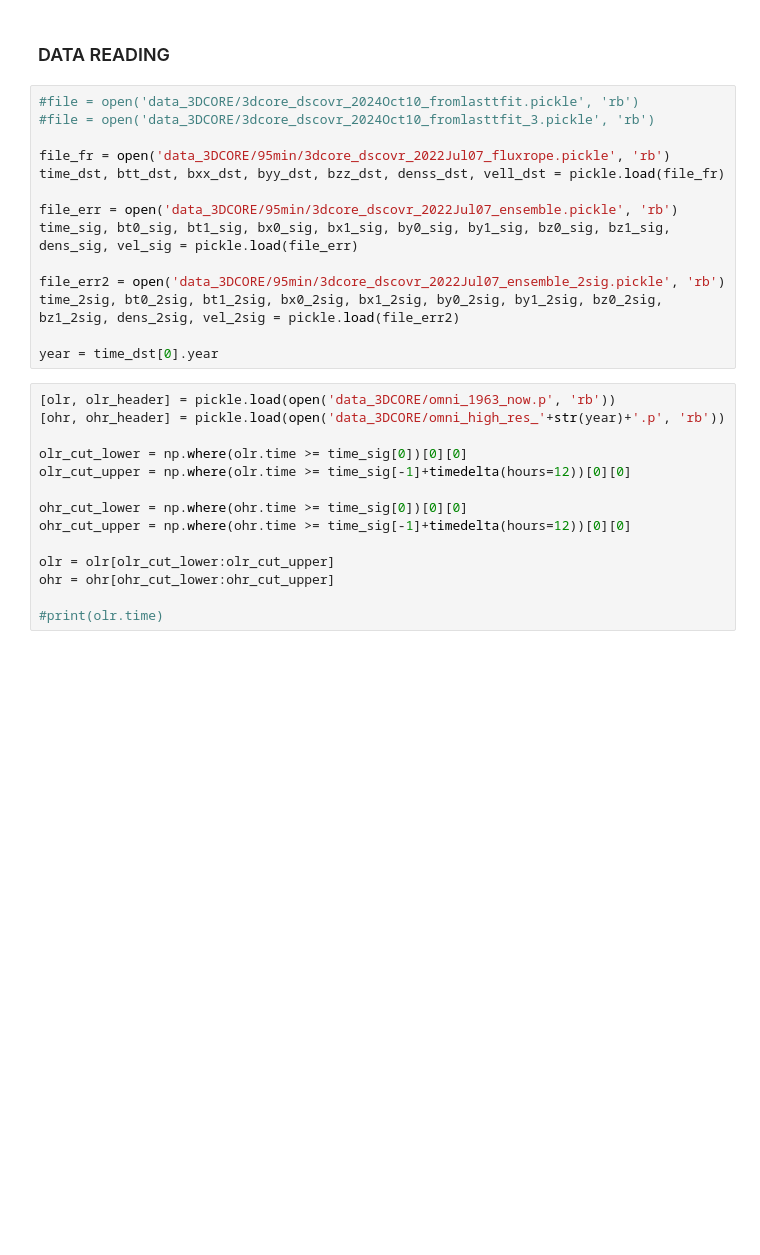
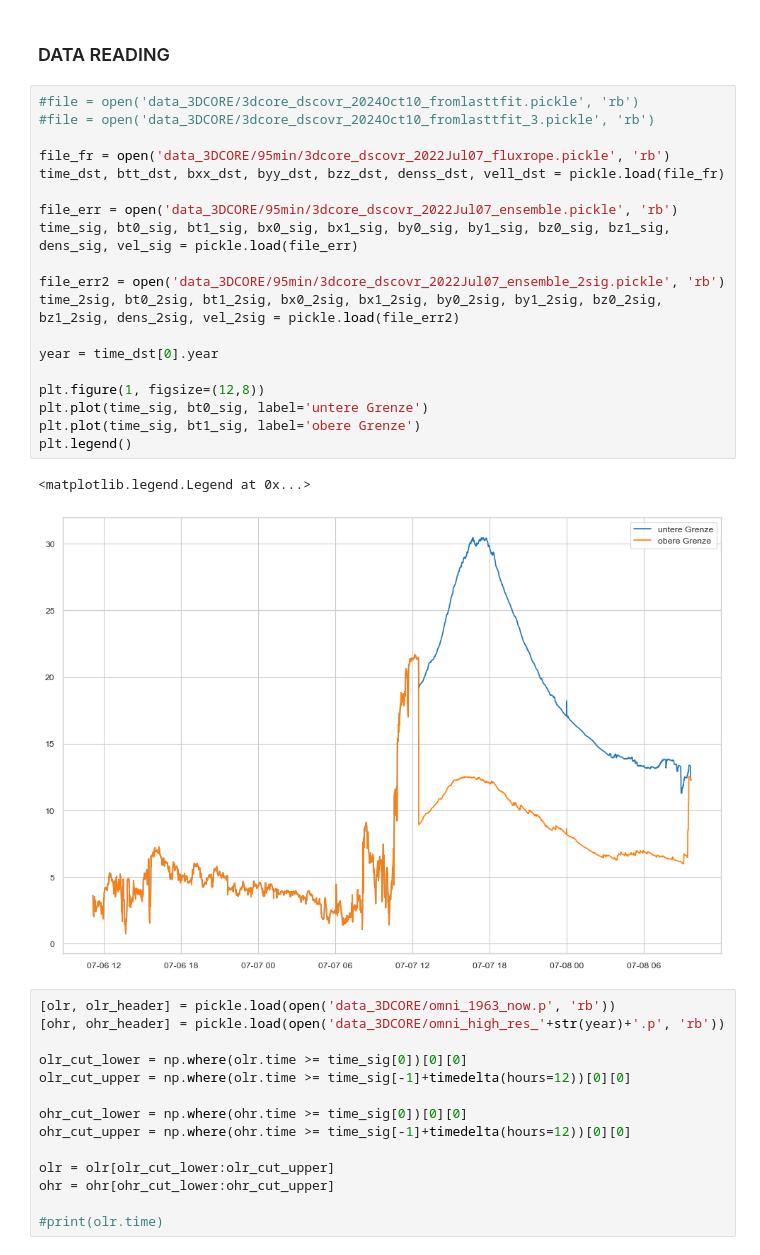
Before and after one commit to EvaWeiler/real-time, a Jupyter notebook: sub_l1_monitoring_real_time_3DCORE.ipynb, the cells around one changed output. Saved outputs shown, nothing was run; the diff lists cells and outputs as text; blank space fills up the shorter version.

```diff
--- a/sub_l1_monitoring_real_time_3DCORE.ipynb
+++ b/sub_l1_monitoring_real_time_3DCORE.ipynb
@@ -59,17 +59,25 @@ sns.set_context('paper')
 # %%
 #file = open('data_3DCORE/3dcore_dscovr_2024Oct10_fromlasttfit.pickle', 'rb')
 #file = open('data_3DCORE/3dcore_dscovr_2024Oct10_fromlasttfit_3.pickle', 'rb')
 
 file_fr = open('data_3DCORE/95min/3dcore_dscovr_2022Jul07_fluxrope.pickle', 'rb')
 time_dst, btt_dst, bxx_dst, byy_dst, bzz_dst, denss_dst, vell_dst = pickle.load(file_fr)
 
 file_err = open('data_3DCORE/95min/3dcore_dscovr_2022Jul07_ensemble.pickle', 'rb')
 time_sig, bt0_sig, bt1_sig, bx0_sig, bx1_sig, by0_sig, by1_sig, bz0_sig, bz1_sig, dens_sig, vel_sig = pickle.load(file_err)
 
 file_err2 = open('data_3DCORE/95min/3dcore_dscovr_2022Jul07_ensemble_2sig.pickle', 'rb')
 time_2sig, bt0_2sig, bt1_2sig, bx0_2sig, bx1_2sig, by0_2sig, by1_2sig, bz0_2sig, bz1_2sig, dens_2sig, vel_2sig = pickle.load(file_err2)
 
 year = time_dst[0].year
+
+plt.figure(1, figsize=(12,8))
+plt.plot(time_sig, bt0_sig, label='untere Grenze')
+plt.plot(time_sig, bt1_sig, label='obere Grenze')
+plt.legend()
+# %% [output]
+<matplotlib.legend.Legend at 0x...>
+[figure, added]
 # %%
 [olr, olr_header] = pickle.load(open('data_3DCORE/omni_1963_now.p', 'rb'))
 [ohr, ohr_header] = pickle.load(open('data_3DCORE/omni_high_res_'+str(year)+'.p', 'rb'))
```
Also changed, not shown: parts of 3 cells of this notebook.
